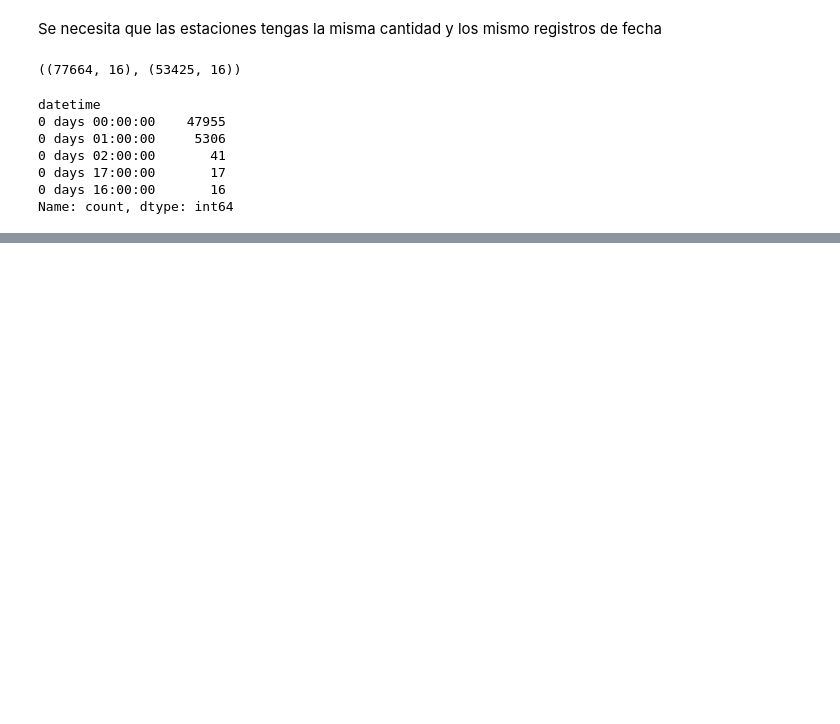
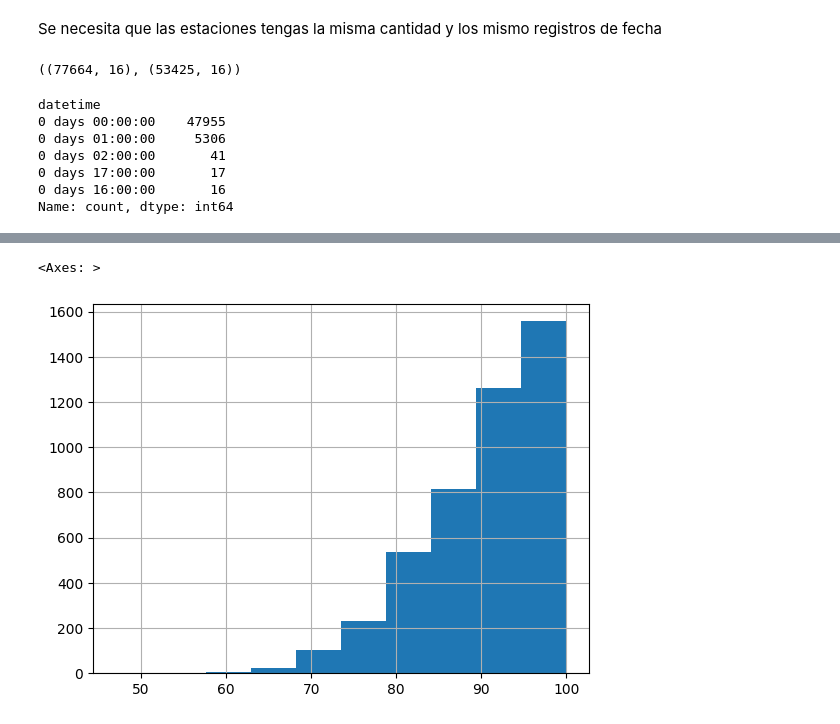
Before and after one commit to sagomeza1/pinn_bmanga, a Jupyter notebook: notebooks/01_exploracion.ipynb, the cells around one changed output, grey strips where cells are left out. Drawn from its saved outputs; the diff is of its cells as text; code cells hidden in the pictures; blank space fills up the shorter version.

```diff
--- a/notebooks/01_exploracion.ipynb
+++ b/notebooks/01_exploracion.ipynb
@@ -189,0 +409,5 @@ Name: count, dtype: int64
+# %%
+data.loc[data['hum'] > 0, 'hum'].hist()
+# %% [output]
+<Axes: >
+[figure, added]
```
Also changed, not shown: parts of 23 cells of this notebook, 4 other files.
